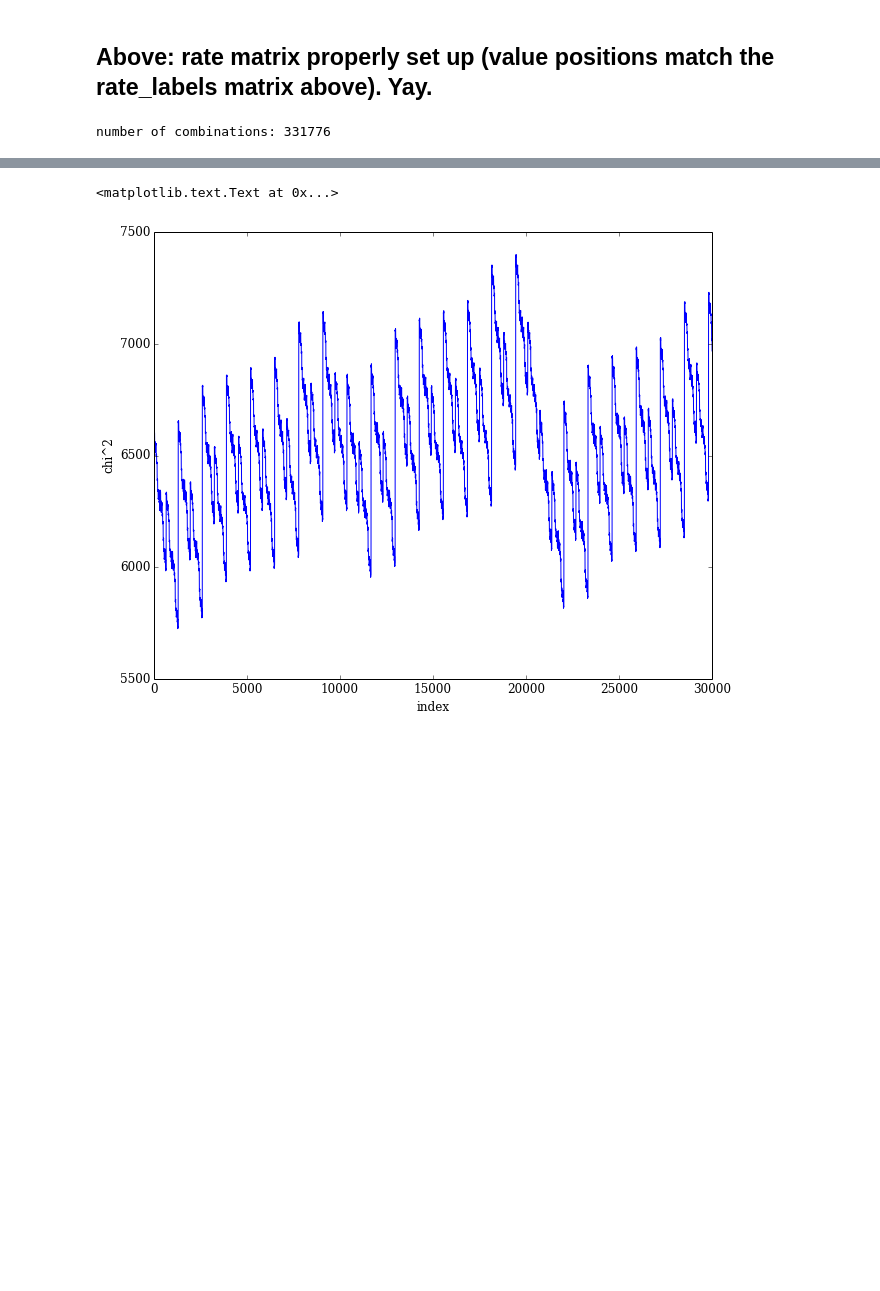
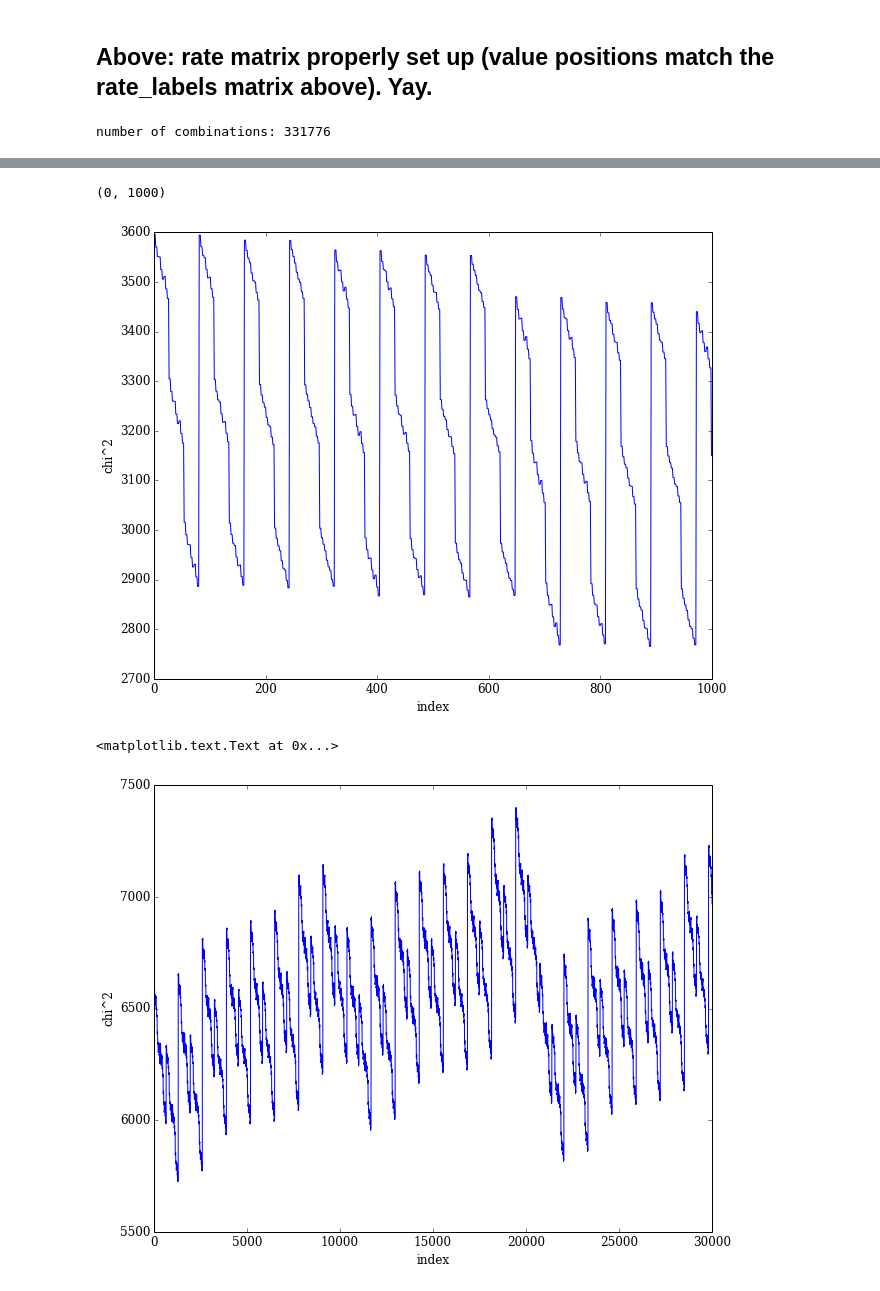
Before and after one commit to Mel23/gzh_red_disks, a Jupyter notebook: python/model.ipynb, the cells around one changed output, grey strips where cells are left out. Drawn from its saved outputs; the diff is of its cells as text; code cells hidden in the pictures; blank space fills up the shorter version.

```diff
--- a/python/model.ipynb
+++ b/python/model.ipynb
@@ -217,8 +217,8 @@ def model_fractions(rate_vector, m_centers):
             #chi2 += (obs_f_dir - model_f_dir)/model_f_rid
 
     #all done! return chi square value for these rates
-    return F_RD, F_DR, chi2
-    #return chi2
+    #return F_RD, F_DR, chi2
+    return chi2
 # %%
 def plot_NF(F_RD,F_DR):
     colors = ['#008744','#0c457d','#aa1841','#54235c']
@@ -293,5 +296,13 @@ for i,vector in enumerate(rate_data[0:30000]):
 # %%
 x=np.linspace(0,len(chi2)-1,len(chi2))
+# %%
+plt.plot(x,chi2)
+plt.xlabel('index')
+plt.ylabel('chi^2')
+plt.xlim(0,1000)
+# %% [output]
+(0, 1000)
+[figure, added]
 # %%
 plt.plot(x,chi2)
 plt.xlabel('index')
```
Also changed, not shown: parts of 10 cells of this notebook, 4 other files.
